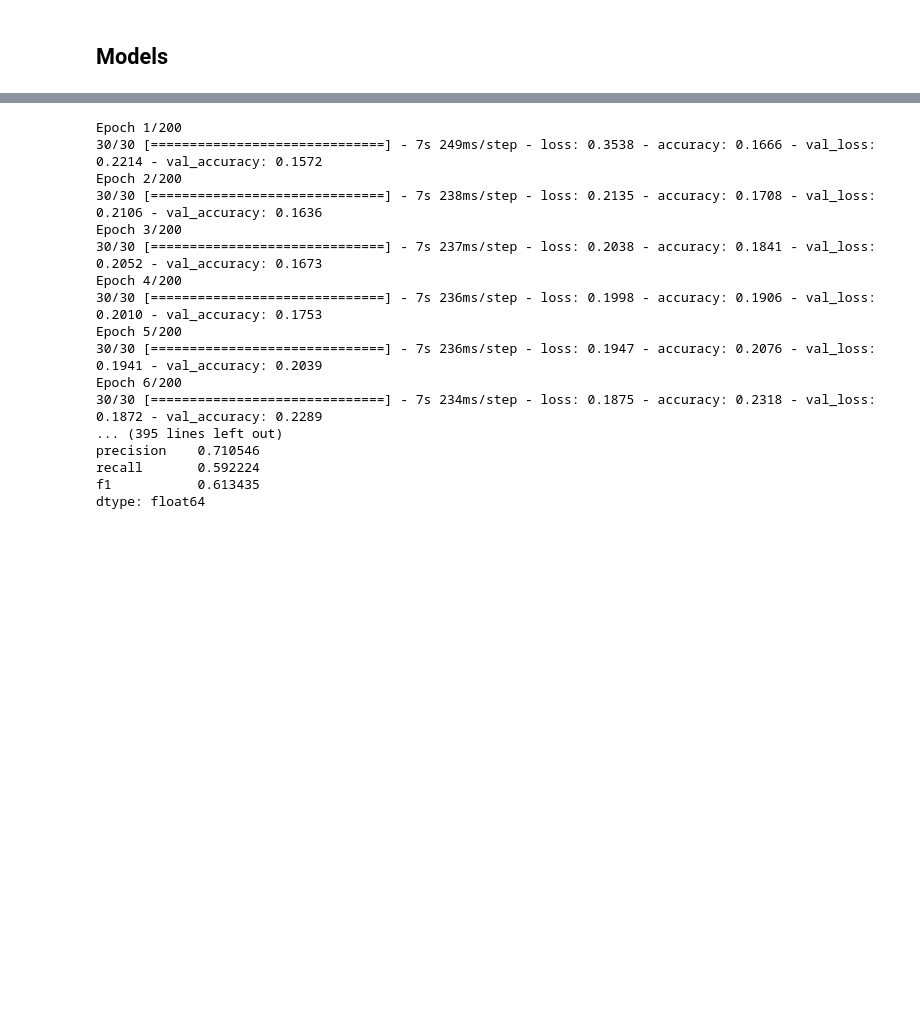
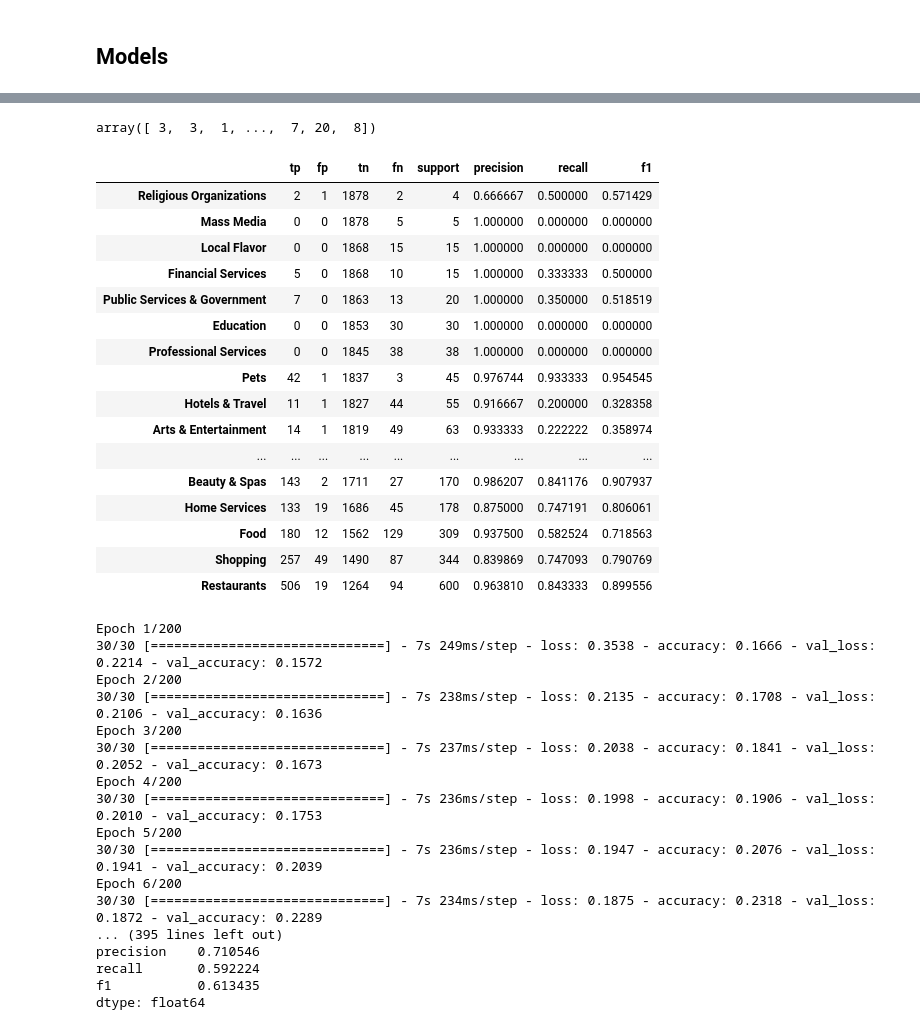
Before and after one commit to colinpollock/yelp-business-categorization, a Jupyter notebook: Categorization.ipynb, the cells around one changed output, grey strips where cells are left out. Saved outputs shown, nothing was run; the diff lists cells and outputs as text; code cells hidden in the pictures; blank space fills up the shorter version.

```diff
--- a/Categorization.ipynb
+++ b/Categorization.ipynb
@@ -56,0 +214,24 @@ len(train_examples), len(train_label_sets), len(validation_examples), len(valida
+# %%
+validation_predictions
+# %% [output]
+array([ 3,  3,  1, ...,  7, 20,  8])
+# %%
+_52.sort_values('support')
+# %% [output]
+|  | tp | fp | tn | fn | support | precision | recall | f1 |
+| Religious Organizations | 2 | 1 | 1878 | 2 | 4 | 0.666667 | 0.500000 | 0.571429 |
+| Mass Media | 0 | 0 | 1878 | 5 | 5 | 1.000000 | 0.000000 | 0.000000 |
+| Local Flavor | 0 | 0 | 1868 | 15 | 15 | 1.000000 | 0.000000 | 0.000000 |
+| Financial Services | 5 | 0 | 1868 | 10 | 15 | 1.000000 | 0.333333 | 0.500000 |
+| Public Services & Government | 7 | 0 | 1863 | 13 | 20 | 1.000000 | 0.350000 | 0.518519 |
+| Education | 0 | 0 | 1853 | 30 | 30 | 1.000000 | 0.000000 | 0.000000 |
+| Professional Services | 0 | 0 | 1845 | 38 | 38 | 1.000000 | 0.000000 | 0.000000 |
+| Pets | 42 | 1 | 1837 | 3 | 45 | 0.976744 | 0.933333 | 0.954545 |
+| Hotels & Travel | 11 | 1 | 1827 | 44 | 55 | 0.916667 | 0.200000 | 0.328358 |
+| Arts & Entertainment | 14 | 1 | 1819 | 49 | 63 | 0.933333 | 0.222222 | 0.358974 |
+| ... | ... | ... | ... | ... | ... | ... | ... | ... |
+| Beauty & Spas | 143 | 2 | 1711 | 27 | 170 | 0.986207 | 0.841176 | 0.907937 |
+| Home Services | 133 | 19 | 1686 | 45 | 178 | 0.875000 | 0.747191 | 0.806061 |
+| Food | 180 | 12 | 1562 | 129 | 309 | 0.937500 | 0.582524 | 0.718563 |
+| Shopping | 257 | 49 | 1490 | 87 | 344 | 0.839869 | 0.747093 | 0.790769 |
+| Restaurants | 506 | 19 | 1264 | 94 | 600 | 0.963810 | 0.843333 | 0.899556 |
```
Also changed, not shown: parts of 23 cells of this notebook, 3 other files.
